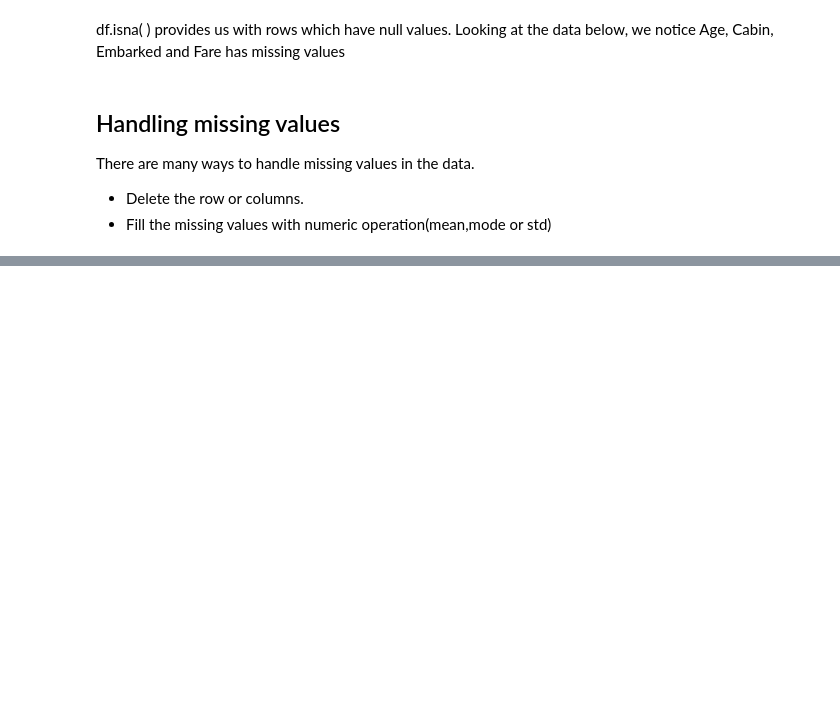
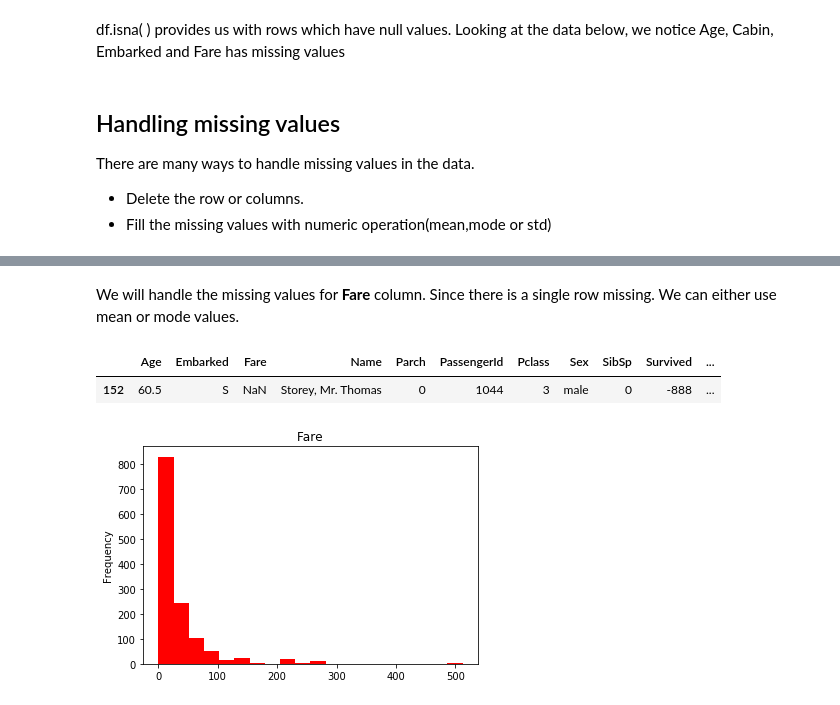
Before and after one commit to anoopsp/Titanic-Machine-Learning-from-Disaster, a Jupyter notebook: Titanic Predictions.ipynb, the cells around one changed output, grey strips where cells are left out. Cells and saved outputs as stored; diff of their text form; code cells hidden in the pictures; blank space fills up the shorter version.

Commit message:
Updated missing value section

```diff
--- a/Titanic Predictions.ipynb
+++ b/Titanic Predictions.ipynb
@@ -175,2 +252,4 @@ titanic['Embarked'].fillna('S',inplace=True)
+# %%
+titanic.drop('Cabin',axis=1,inplace=True) # dropping Cabin values
 # %%
 titanic.isna().sum()
@@ -179,2 +269,7 @@ titanic.groupby(['Pclass','Embarked','Sex'])['Fare'].mean()
+# %% [markdown]
+We will handle the missing values for __Fare__ column. Since there is a single row missing. We can either use mean or mode values.
 # %%
 titanic[titanic['Fare'].isna()]
+# %% [output]
+|  | Age | Embarked | Fare | Name | Parch | PassengerId | Pclass | Sex | SibSp | Survived | ... |
+| 152 | 60.5 | S | NaN | Storey, Mr. Thomas | 0 | 1044 | 3 | male | 0 | -888 | ... |
@@ -182,0 +276,4 @@ fare=titanic[(titanic['Sex']=='male') & (titanic['Embarked']=='S') & (titanic['P
+# %%
+titanic['Fare'].plot(kind='hist', title='Fare', color='r', bins=20);
+# %% [output]
+[figure, added]
```
Also changed, not shown: parts of 25 cells of this notebook.
